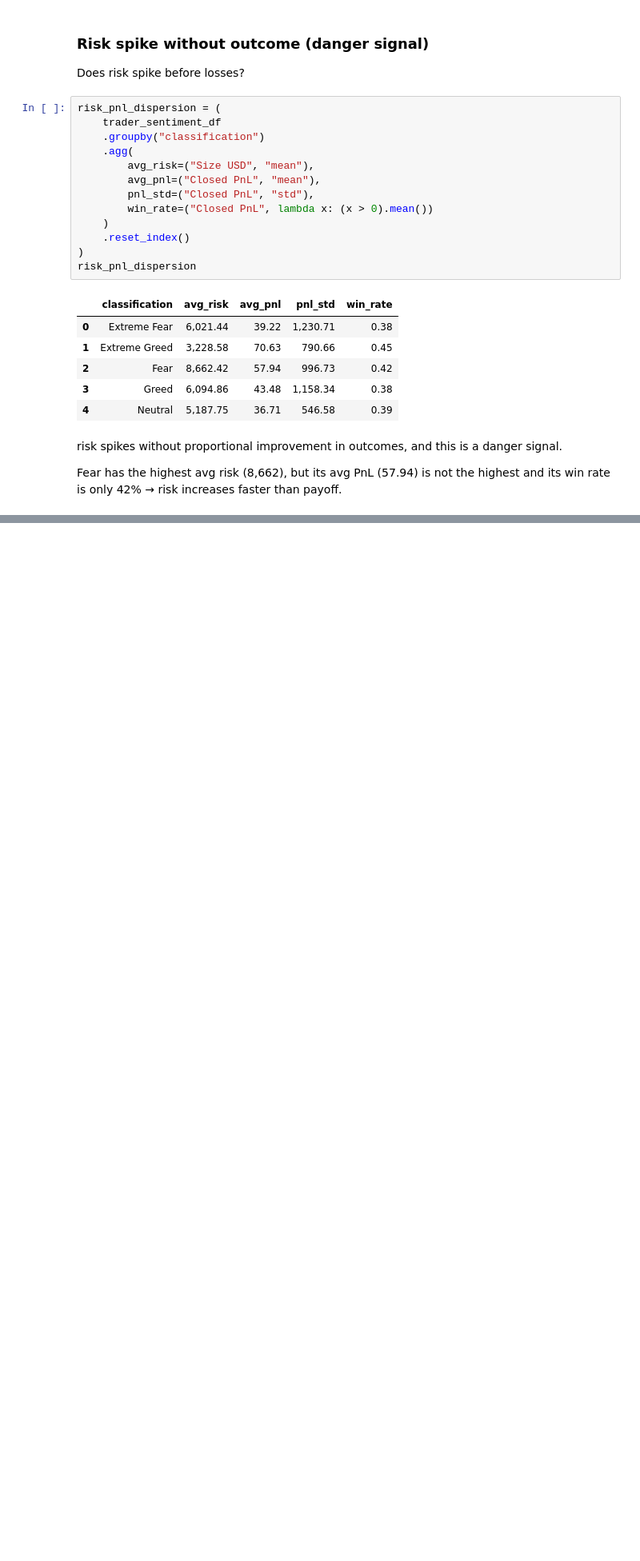
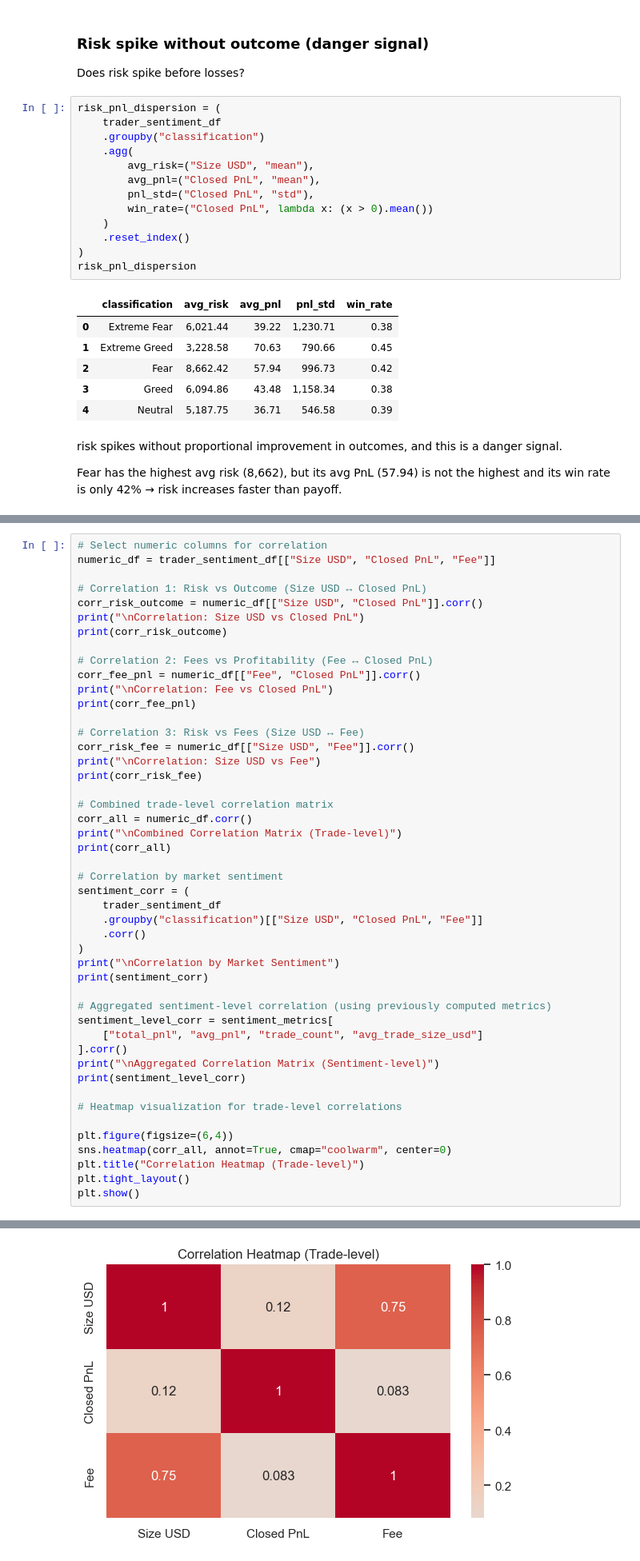
Before and after one commit to Pranay5519/ds_PranayGundu, a Jupyter notebook: assign_1.ipynb, the cells around one changed output, grey strips where cells are left out. Shown at 80% size. Cells and saved outputs as stored; diff of their text form; blank space fills up the shorter version.

```diff
--- a/assign_1.ipynb
+++ b/assign_1.ipynb
@@ -1532,0 +1405,48 @@ sentiment_profitability.sort_values(by = "win_rate" , ascending = False)
+# %%
+# Select numeric columns for correlation
+numeric_df = trader_sentiment_df[["Size USD", "Closed PnL", "Fee"]]
+
+# Correlation 1: Risk vs Outcome (Size USD ↔ Closed PnL)
+corr_risk_outcome = numeric_df[["Size USD", "Closed PnL"]].corr()
+print("\nCorrelation: Size USD vs Closed PnL")
+print(corr_risk_outcome)
+
+# Correlation 2: Fees vs Profitability (Fee ↔ Closed PnL)
+corr_fee_pnl = numeric_df[["Fee", "Closed PnL"]].corr()
+print("\nCorrelation: Fee vs Closed PnL")
+print(corr_fee_pnl)
+
+# Correlation 3: Risk vs Fees (Size USD ↔ Fee)
+corr_risk_fee = numeric_df[["Size USD", "Fee"]].corr()
+print("\nCorrelation: Size USD vs Fee")
+print(corr_risk_fee)
+
+# Combined trade-level correlation matrix
+corr_all = numeric_df.corr()
+print("\nCombined Correlation Matrix (Trade-level)")
+print(corr_all)
+
+# Correlation by market sentiment
+sentiment_corr = (
+    trader_sentiment_df
+    .groupby("classification")[["Size USD", "Closed PnL", "Fee"]]
+    .corr()
+)
+print("\nCorrelation by Market Sentiment")
+print(sentiment_corr)
+
+# Aggregated sentiment-level correlation (using previously computed metrics)
+sentiment_level_corr = sentiment_metrics[
+    ["total_pnl", "avg_pnl", "trade_count", "avg_trade_size_usd"]
+].corr()
+print("\nAggregated Correlation Matrix (Sentiment-level)")
+print(sentiment_level_corr)
+
+# Heatmap visualization for trade-level correlations
+
+plt.figure(figsize=(6,4))
+sns.heatmap(corr_all, annot=True, cmap="coolwarm", center=0)
+plt.title("Correlation Heatmap (Trade-level)")
+plt.tight_layout()
+plt.show()
+# %% [output]
@@ -1532,0 +1470 @@ sentiment_profitability.sort_values(by = "win_rate" , ascending = False)
+[figure, added]
```
Also changed, not shown: parts of 44 cells of this notebook, 3 other files.
